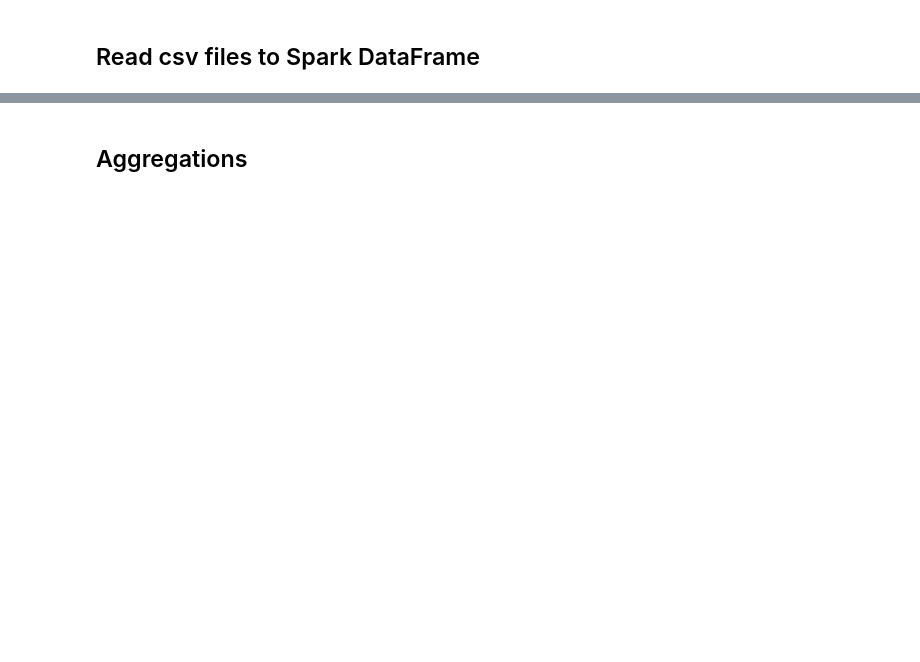
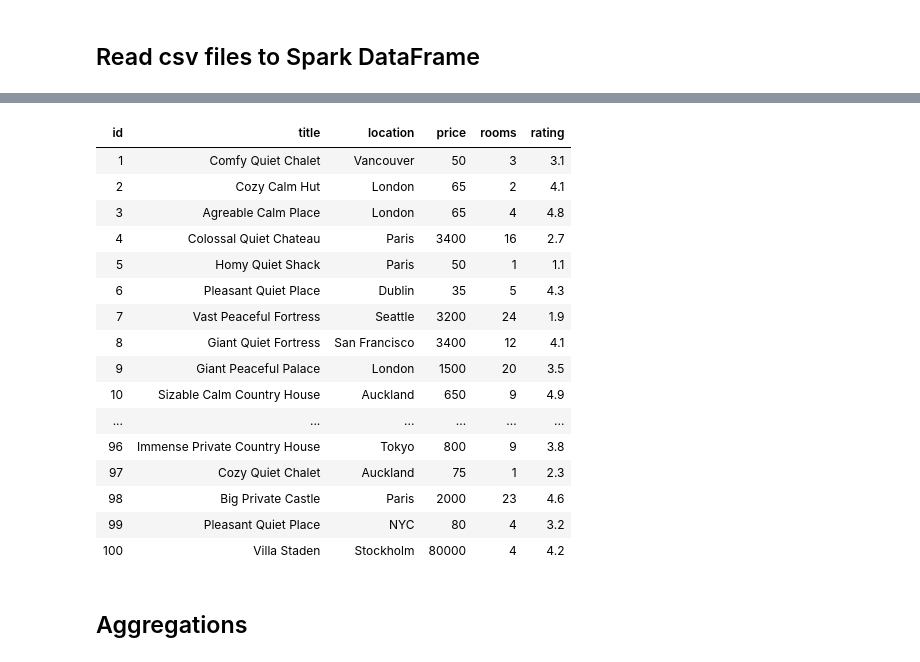
Before and after one commit to xingyazhou/datageek-github, a Jupyter notebook: pyspark/pySpark_SparkML_Example_Recommendation.ipynb, the cells around one changed output, grey strips where cells are left out. Cells and saved outputs as stored; diff of their text form; code cells hidden in the pictures; blank space fills up the shorter version.

```diff
--- a/pyspark/pySpark_SparkML_Example_Recommendation.ipynb
+++ b/pyspark/pySpark_SparkML_Example_Recommendation.ipynb
@@ -41,5 +58,5 @@ accos_file_location = "/FileStore/tables/accommodation-1.csv"
 dfAccos = spark.read.csv(accos_file_location, accos_schema)
 
 print(dfAccos.count())
-dfAccos.show(5)
+display(dfAccos)
 # %% [output]
@@ -47,2 +63,19 @@ dfAccos.show(5)
+| id | title | location | price | rooms | rating |
+| 1 | Comfy Quiet Chalet | Vancouver | 50 | 3 | 3.1 |
+| 2 | Cozy Calm Hut | London | 65 | 2 | 4.1 |
+| 3 | Agreable Calm Place | London | 65 | 4 | 4.8 |
+| 4 | Colossal Quiet Chateau | Paris | 3400 | 16 | 2.7 |
+| 5 | Homy Quiet Shack | Paris | 50 | 1 | 1.1 |
+| 6 | Pleasant Quiet Place | Dublin | 35 | 5 | 4.3 |
+| 7 | Vast Peaceful Fortress | Seattle | 3200 | 24 | 1.9 |
+| 8 | Giant Quiet Fortress | San Francisco | 3400 | 12 | 4.1 |
+| 9 | Giant Peaceful Palace | London | 1500 | 20 | 3.5 |
+| 10 | Sizable Calm Country House | Auckland | 650 | 9 | 4.9 |
+| ... | ... | ... | ... | ... | ... |
+| 96 | Immense Private Country House | Tokyo | 800 | 9 | 3.8 |
+| 97 | Cozy Quiet Chalet | Auckland | 75 | 1 | 2.3 |
+| 98 | Big Private Castle | Paris | 2000 | 23 | 4.6 |
+| 99 | Pleasant Quiet Place | NYC | 80 | 4 | 3.2 |
+| 100 | Villa Staden | Stockholm | 80000 | 4 | 4.2 |
 # %% [markdown]
 ## Aggregations
```
Also changed, not shown: parts of 12 cells of this notebook.
